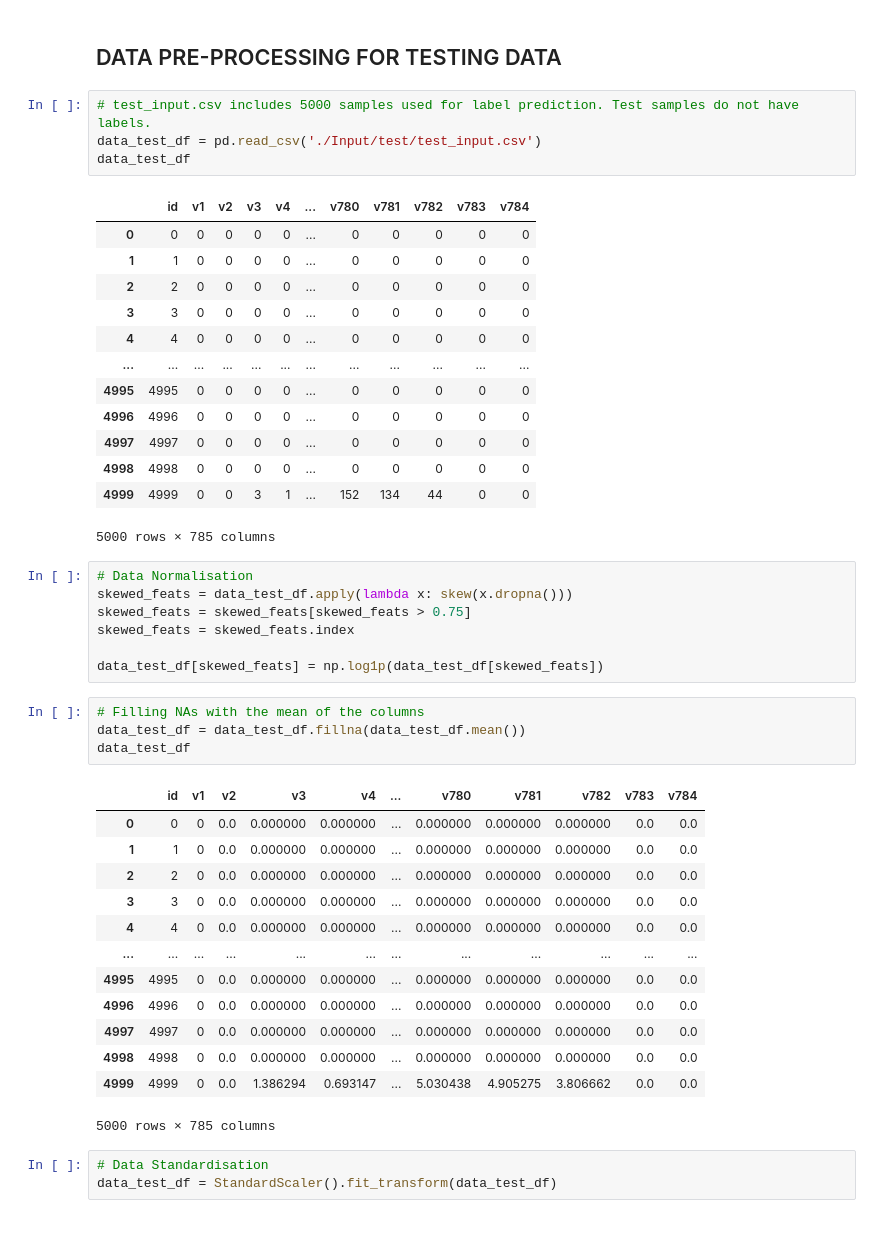
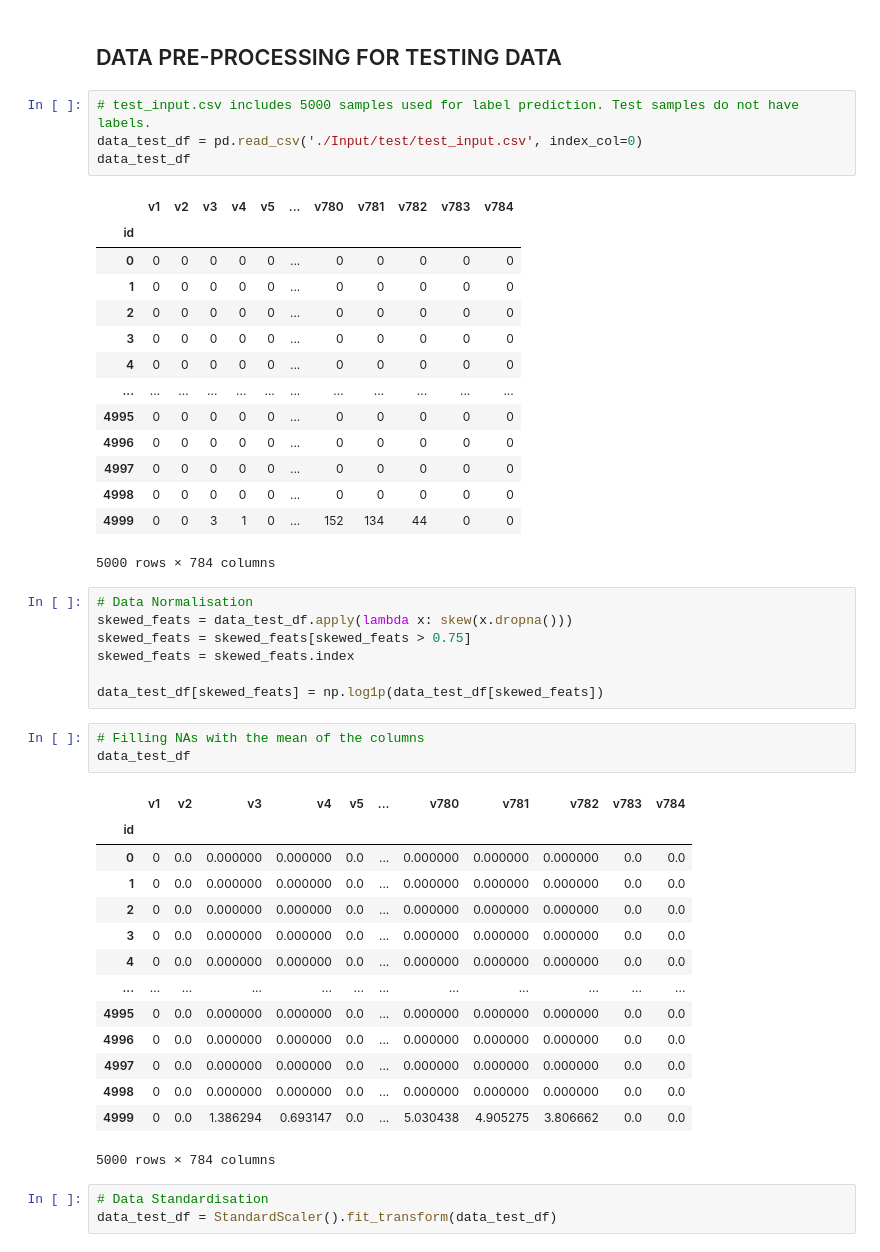
Before and after one commit to aryanbh11/comp5318-assignment1, a Jupyter notebook: AssignmentSol.ipynb, the cells around one changed output. Saved outputs shown, nothing was run; the diff lists cells and outputs as text.

```diff
--- a/AssignmentSol.ipynb
+++ b/AssignmentSol.ipynb
@@ -92,22 +81,23 @@ finalDf = pd.concat([principalDf, data_train_df.label], axis = 1)
 ## DATA PRE-PROCESSING FOR TESTING DATA
 # %%
 # test_input.csv includes 5000 samples used for label prediction. Test samples do not have labels.
-data_test_df = pd.read_csv('./Input/test/test_input.csv')
+data_test_df = pd.read_csv('./Input/test/test_input.csv', index_col=0)
 data_test_df
 # %% [output]
-|  | id | v1 | v2 | v3 | v4 | ... | v780 | v781 | v782 | v783 | v784 |
+|  | v1 | v2 | v3 | v4 | v5 | ... | v780 | v781 | v782 | v783 | v784 |
+| id |  |  |  |  |  |  |  |  |  |  |  |
 | 0 | 0 | 0 | 0 | 0 | 0 | ... | 0 | 0 | 0 | 0 | 0 |
-| 1 | 1 | 0 | 0 | 0 | 0 | ... | 0 | 0 | 0 | 0 | 0 |
-| 2 | 2 | 0 | 0 | 0 | 0 | ... | 0 | 0 | 0 | 0 | 0 |
-| 3 | 3 | 0 | 0 | 0 | 0 | ... | 0 | 0 | 0 | 0 | 0 |
-| 4 | 4 | 0 | 0 | 0 | 0 | ... | 0 | 0 | 0 | 0 | 0 |
+| 1 | 0 | 0 | 0 | 0 | 0 | ... | 0 | 0 | 0 | 0 | 0 |
+| 2 | 0 | 0 | 0 | 0 | 0 | ... | 0 | 0 | 0 | 0 | 0 |
+| 3 | 0 | 0 | 0 | 0 | 0 | ... | 0 | 0 | 0 | 0 | 0 |
+| 4 | 0 | 0 | 0 | 0 | 0 | ... | 0 | 0 | 0 | 0 | 0 |
 | ... | ... | ... | ... | ... | ... | ... | ... | ... | ... | ... | ... |
-| 4995 | 4995 | 0 | 0 | 0 | 0 | ... | 0 | 0 | 0 | 0 | 0 |
-| 4996 | 4996 | 0 | 0 | 0 | 0 | ... | 0 | 0 | 0 | 0 | 0 |
-| 4997 | 4997 | 0 | 0 | 0 | 0 | ... | 0 | 0 | 0 | 0 | 0 |
-| 4998 | 4998 | 0 | 0 | 0 | 0 | ... | 0 | 0 | 0 | 0 | 0 |
-| 4999 | 4999 | 0 | 0 | 3 | 1 | ... | 152 | 134 | 44 | 0 | 0 |
+| 4995 | 0 | 0 | 0 | 0 | 0 | ... | 0 | 0 | 0 | 0 | 0 |
+| 4996 | 0 | 0 | 0 | 0 | 0 | ... | 0 | 0 | 0 | 0 | 0 |
+| 4997 | 0 | 0 | 0 | 0 | 0 | ... | 0 | 0 | 0 | 0 | 0 |
+| 4998 | 0 | 0 | 0 | 0 | 0 | ... | 0 | 0 | 0 | 0 | 0 |
+| 4999 | 0 | 0 | 3 | 1 | 0 | ... | 152 | 134 | 44 | 0 | 0 |
-5000 rows × 785 columns
+5000 rows × 784 columns
 # %%
 # Data Normalisation
 skewed_feats = data_test_df.apply(lambda x: skew(x.dropna()))
@@ -117,22 +107,22 @@ skewed_feats = skewed_feats.index
 data_test_df[skewed_feats] = np.log1p(data_test_df[skewed_feats])
 # %%
 # Filling NAs with the mean of the columns
-data_test_df = data_test_df.fillna(data_test_df.mean())
 data_test_df
 # %% [output]
-|  | id | v1 | v2 | v3 | v4 | ... | v780 | v781 | v782 | v783 | v784 |
-| 0 | 0 | 0 | 0.0 | 0.000000 | 0.000000 | ... | 0.000000 | 0.000000 | 0.000000 | 0.0 | 0.0 |
-| 1 | 1 | 0 | 0.0 | 0.000000 | 0.000000 | ... | 0.000000 | 0.000000 | 0.000000 | 0.0 | 0.0 |
-| 2 | 2 | 0 | 0.0 | 0.000000 | 0.000000 | ... | 0.000000 | 0.000000 | 0.000000 | 0.0 | 0.0 |
-| 3 | 3 | 0 | 0.0 | 0.000000 | 0.000000 | ... | 0.000000 | 0.000000 | 0.000000 | 0.0 | 0.0 |
-| 4 | 4 | 0 | 0.0 | 0.000000 | 0.000000 | ... | 0.000000 | 0.000000 | 0.000000 | 0.0 | 0.0 |
+|  | v1 | v2 | v3 | v4 | v5 | ... | v780 | v781 | v782 | v783 | v784 |
+| id |  |  |  |  |  |  |  |  |  |  |  |
+| 0 | 0 | 0.0 | 0.000000 | 0.000000 | 0.0 | ... | 0.000000 | 0.000000 | 0.000000 | 0.0 | 0.0 |
+| 1 | 0 | 0.0 | 0.000000 | 0.000000 | 0.0 | ... | 0.000000 | 0.000000 | 0.000000 | 0.0 | 0.0 |
+| 2 | 0 | 0.0 | 0.000000 | 0.000000 | 0.0 | ... | 0.000000 | 0.000000 | 0.000000 | 0.0 | 0.0 |
+| 3 | 0 | 0.0 | 0.000000 | 0.000000 | 0.0 | ... | 0.000000 | 0.000000 | 0.000000 | 0.0 | 0.0 |
+| 4 | 0 | 0.0 | 0.000000 | 0.000000 | 0.0 | ... | 0.000000 | 0.000000 | 0.000000 | 0.0 | 0.0 |
 | ... | ... | ... | ... | ... | ... | ... | ... | ... | ... | ... | ... |
-| 4995 | 4995 | 0 | 0.0 | 0.000000 | 0.000000 | ... | 0.000000 | 0.000000 | 0.000000 | 0.0 | 0.0 |
-| 4996 | 4996 | 0 | 0.0 | 0.000000 | 0.000000 | ... | 0.000000 | 0.000000 | 0.000000 | 0.0 | 0.0 |
-| 4997 | 4997 | 0 | 0.0 | 0.000000 | 0.000000 | ... | 0.000000 | 0.000000 | 0.000000 | 0.0 | 0.0 |
-| 4998 | 4998 | 0 | 0.0 | 0.000000 | 0.000000 | ... | 0.000000 | 0.000000 | 0.000000 | 0.0 | 0.0 |
-| 4999 | 4999 | 0 | 0.0 | 1.386294 | 0.693147 | ... | 5.030438 | 4.905275 | 3.806662 | 0.0 | 0.0 |
+| 4995 | 0 | 0.0 | 0.000000 | 0.000000 | 0.0 | ... | 0.000000 | 0.000000 | 0.000000 | 0.0 | 0.0 |
+| 4996 | 0 | 0.0 | 0.000000 | 0.000000 | 0.0 | ... | 0.000000 | 0.000000 | 0.000000 | 0.0 | 0.0 |
+| 4997 | 0 | 0.0 | 0.000000 | 0.000000 | 0.0 | ... | 0.000000 | 0.000000 | 0.000000 | 0.0 | 0.0 |
+| 4998 | 0 | 0.0 | 0.000000 | 0.000000 | 0.0 | ... | 0.000000 | 0.000000 | 0.000000 | 0.0 | 0.0 |
+| 4999 | 0 | 0.0 | 1.386294 | 0.693147 | 0.0 | ... | 5.030438 | 4.905275 | 3.806662 | 0.0 | 0.0 |
-5000 rows × 785 columns
+5000 rows × 784 columns
 # %%
 # Data Standardisation
 data_test_df = StandardScaler().fit_transform(data_test_df)
```
Also changed, not shown: parts of 9 cells of this notebook.
